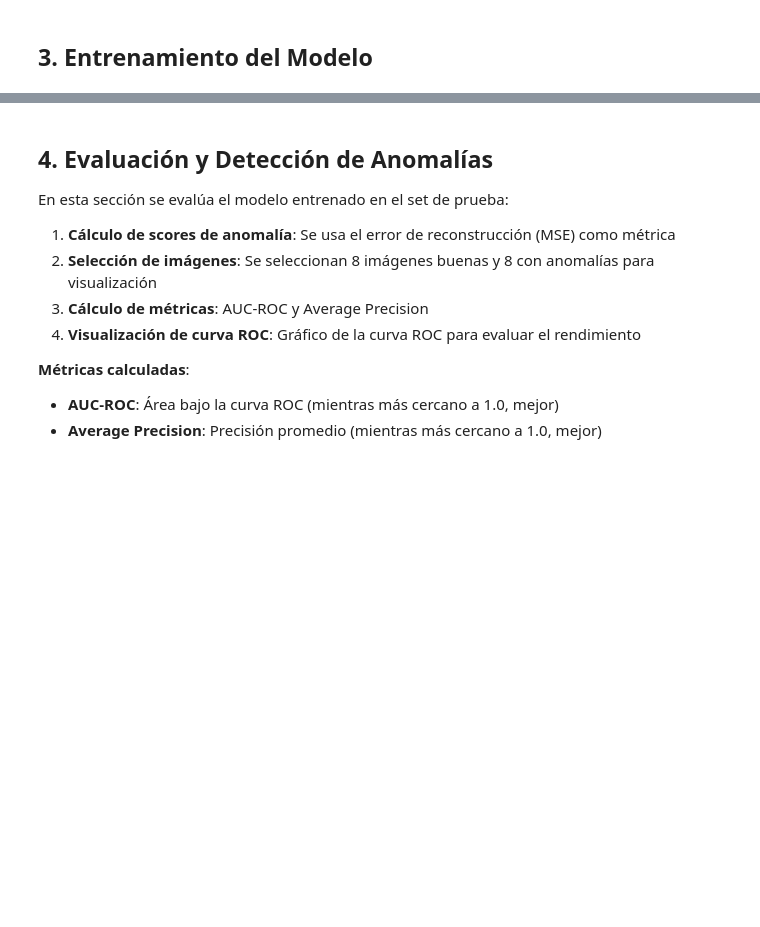
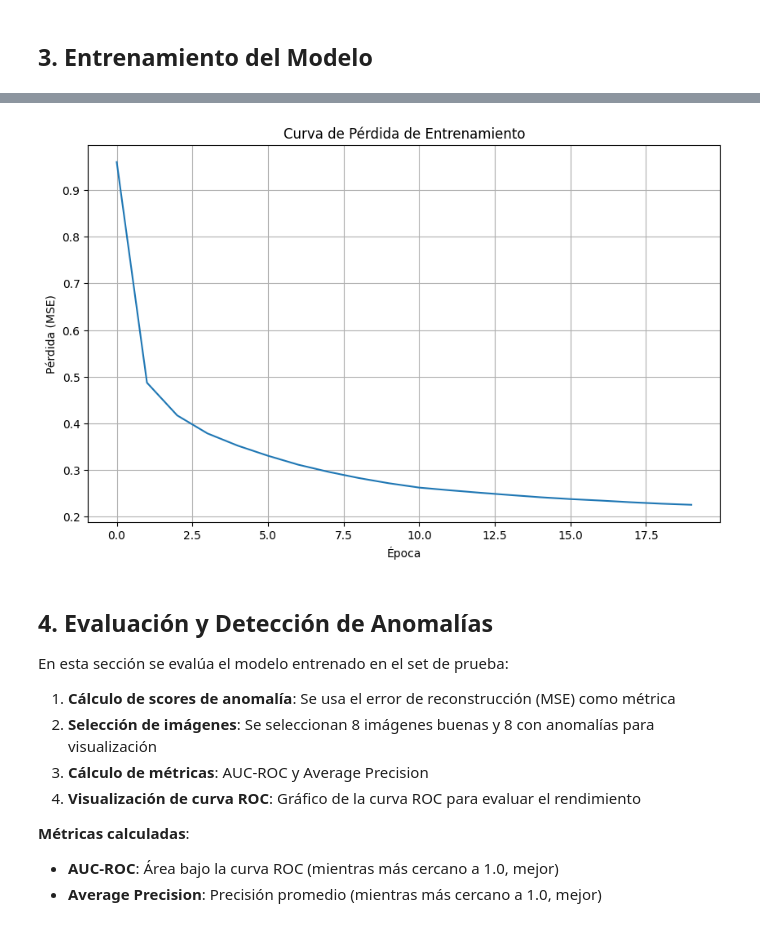
Before and after one commit to davidacunalopez/TAR5IA-Imagenes-generativas, a Jupyter notebook: Tarea05.ipynb, the cells around one changed output, grey strips where cells are left out. Cells and saved outputs as stored; diff of their text form; code cells hidden in the pictures; blank space fills up the shorter version.

```diff
--- a/Tarea05.ipynb
+++ b/Tarea05.ipynb
@@ -938,5 +1092,19 @@ Esta sección genera las visualizaciones requeridas para WandB del set de valida
 # %%
-# Visualizar curva de pérdidaplt.figure(figsize=(10, 6))plt.plot(train_losses)plt.title('Curva de Pérdida de Entrenamiento')plt.xlabel('Época')plt.ylabel('Pérdida (MSE)')plt.grid(True)train_loss_path = os.path.join(DRIVE_BASE_PATH, 'train_loss_curve.png')plt.savefig(train_loss_path)plt.show()# Loggear la curva de pérdida en wandbwandb.log({"train/loss_curve": wandb.Image(train_loss_path)})
+# Visualizar curva de pérdida
+plt.figure(figsize=(10, 6))
+plt.plot(train_losses)
+plt.title('Curva de Pérdida de Entrenamiento')
+plt.xlabel('Época')
+plt.ylabel('Pérdida (MSE)')
+plt.grid(True)
+train_loss_path = os.path.join(DRIVE_BASE_PATH, 'train_loss_curve.png')
+plt.savefig(train_loss_path)
+plt.show()
+
+# Loggear la curva de pérdida en wandb
+wandb_logger.experiment.log({"train/loss_curve": wandb.Image(train_loss_path)})
+# %% [output]
+[figure, added]
 # %% [markdown]
 ## 4. Evaluación y Detección de Anomalías
 
```
Also changed, not shown: parts of 12 cells of this notebook, 1 other file.
